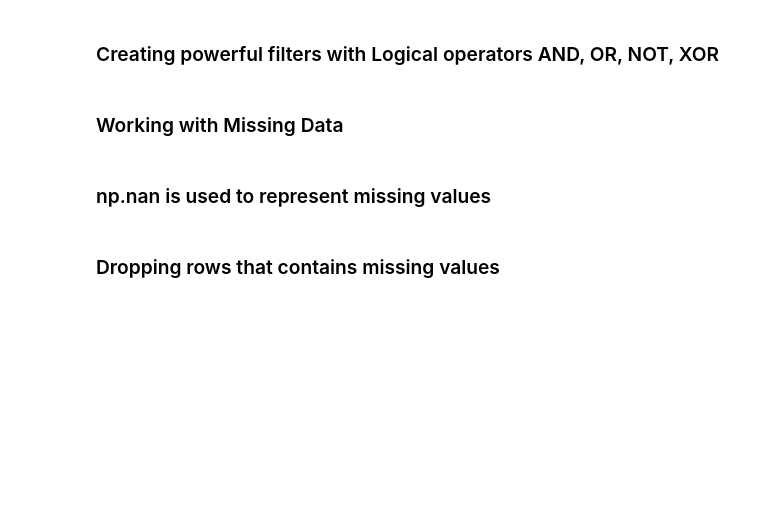
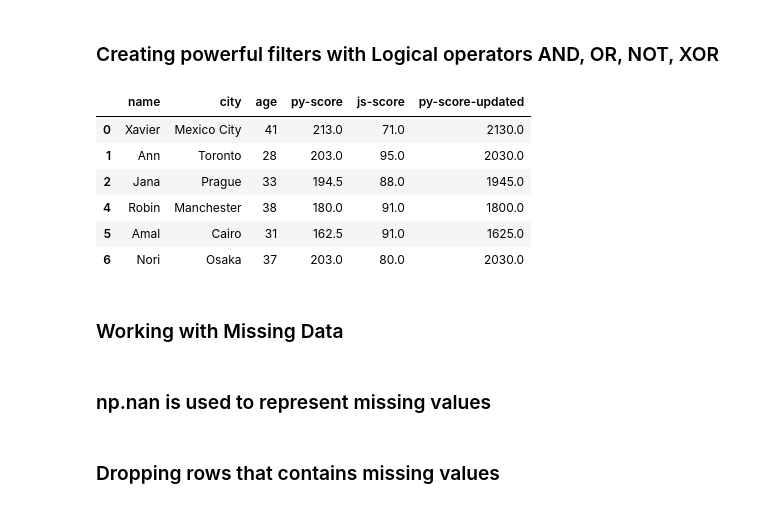
Before and after one commit to raafat-hantoush/IH_RH_DA_FT_MAY_2022, a Jupyter notebook: Class_Materials/Pandas/RH_Pandas_Data_Frame_General-Part_1.ipynb, the cells around one changed output. Cells and saved outputs as stored; diff of their text form; code cells hidden in the pictures; blank space fills up the shorter version.

```diff
--- a/Class_Materials/Pandas/RH_Pandas_Data_Frame_General-Part_1.ipynb
+++ b/Class_Materials/Pandas/RH_Pandas_Data_Frame_General-Part_1.ipynb
@@ -727,2 +750,0 @@ very_good_students_filter
-# %%
-students_df["js-score-updated"]= students_df["js-score"] + students_df["py-score"]  +5
@@ -739,7 +759,15 @@ students_df[very_good_students_filter]
 ### Creating powerful filters with Logical operators AND, OR, NOT, XOR
 # %%
 #print('df[(df[py-score] >= 80) & (df[js-score] >= 80)]')
-students_df[(students_df['py-score'] >= 40) & (students_df['js-score'] >= 80)]
+students_df[(students_df['py-score'] >= 200) | (students_df['js-score'] >= 80)]
+# %% [output]
+|  | name | city | age | py-score | js-score | py-score-updated |
+| 0 | Xavier | Mexico City | 41 | 213.0 | 71.0 | 2130.0 |
+| 1 | Ann | Toronto | 28 | 203.0 | 95.0 | 2030.0 |
+| 2 | Jana | Prague | 33 | 194.5 | 88.0 | 1945.0 |
+| 4 | Robin | Manchester | 38 | 180.0 | 91.0 | 1800.0 |
+| 5 | Amal | Cairo | 31 | 162.5 | 91.0 | 1625.0 |
+| 6 | Nori | Osaka | 37 | 203.0 | 80.0 | 2030.0 |
 # %% [markdown]
 ### Working with Missing Data
 # %% [markdown]
```
Also changed, not shown: parts of 63 cells of this notebook.
